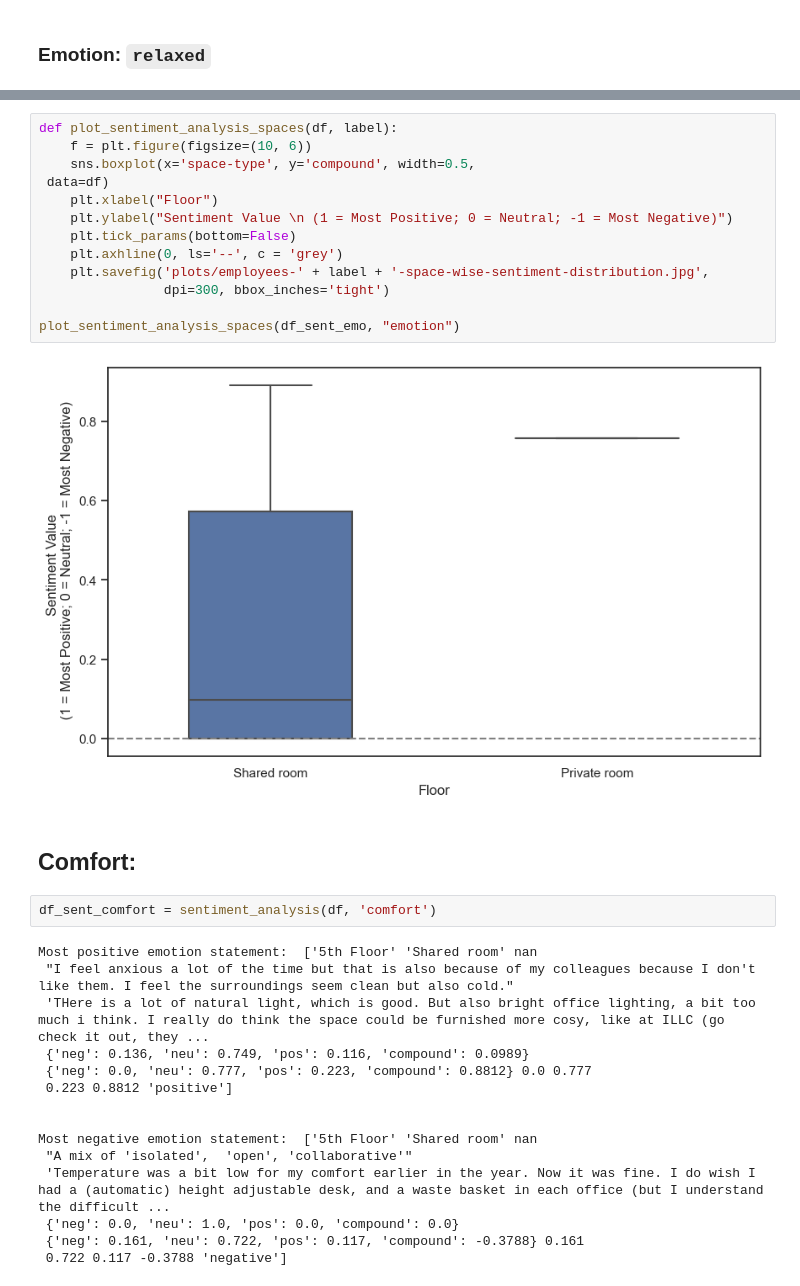
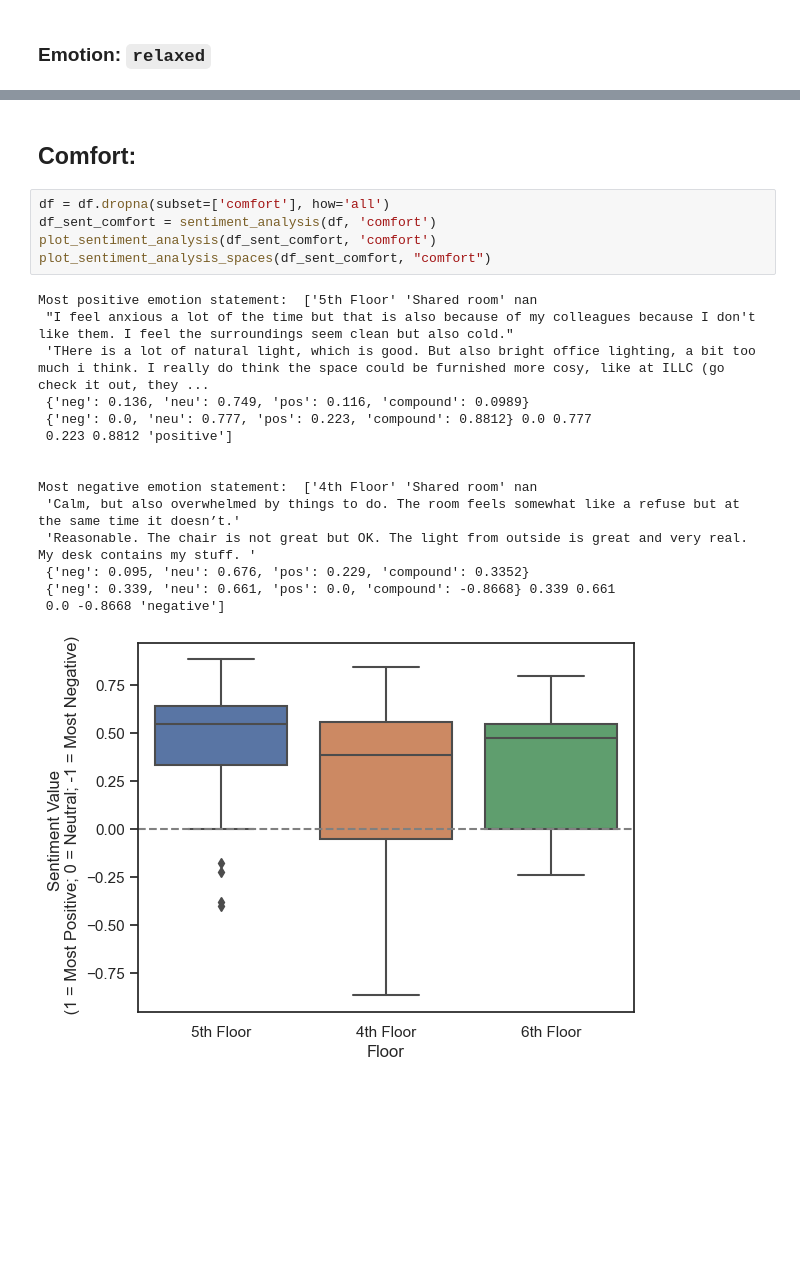
Before and after one commit to shrutirao94/language-comfort-emotions, a Jupyter notebook: employees_analysis.ipynb, the cells around one changed output, grey strips where cells are left out. Saved outputs shown, nothing was run; the diff lists cells and outputs as text; blank space fills up the shorter version.

```diff
--- a/employees_analysis.ipynb
+++ b/employees_analysis.ipynb
@@ -425,34 +283,23 @@ Feeling anxious and stressed but the space is nice and helps to be more calm
-# %%
-def plot_sentiment_analysis_spaces(df, label):
-    f = plt.figure(figsize=(10, 6))
-    sns.boxplot(x='space-type', y='compound', width=0.5,
- data=df)
-    plt.xlabel("Floor")
-    plt.ylabel("Sentiment Value \n (1 = Most Positive; 0 = Neutral; -1 = Most Negative)")
-    plt.tick_params(bottom=False)
-    plt.axhline(0, ls='--', c = 'grey')
-    plt.savefig('plots/employees-' + label + '-space-wise-sentiment-distribution.jpg',
-                dpi=300, bbox_inches='tight')
-
-plot_sentiment_analysis_spaces(df_sent_emo, "emotion")
-# %% [output]
-[figure, removed]
 # %% [markdown]
 ## Comfort:
 # %%
+df = df.dropna(subset=['comfort'], how='all')
 df_sent_comfort = sentiment_analysis(df, 'comfort')
+plot_sentiment_analysis(df_sent_comfort, 'comfort')
+plot_sentiment_analysis_spaces(df_sent_comfort, "comfort")
 # %% [output]
 Most positive emotion statement:  ['5th Floor' 'Shared room' nan
  "I feel anxious a lot of the time but that is also because of my colleagues because I don't like them. I feel the surroundings seem clean but also cold."
  'THere is a lot of natural light, which is good. But also bright office lighting, a bit too much i think. I really do think the space could be furnished more cosy, like at ILLC (go check it out, they ...
  {'neg': 0.136, 'neu': 0.749, 'pos': 0.116, 'compound': 0.0989}
  {'neg': 0.0, 'neu': 0.777, 'pos': 0.223, 'compound': 0.8812} 0.0 0.777
  0.223 0.8812 'positive']
 
 
-Most negative emotion statement:  ['5th Floor' 'Shared room' nan
- "A mix of 'isolated',  'open', 'collaborative'"
- 'Temperature was a bit low for my comfort earlier in the year. Now it was fine. I do wish I had a (automatic) height adjustable desk, and a waste basket in each office (but I understand the difficult ...
- {'neg': 0.0, 'neu': 1.0, 'pos': 0.0, 'compound': 0.0}
- {'neg': 0.161, 'neu': 0.722, 'pos': 0.117, 'compound': -0.3788} 0.161
- 0.722 0.117 -0.3788 'negative']
+Most negative emotion statement:  ['4th Floor' 'Shared room' nan
+ 'Calm, but also overwhelmed by things to do. The room feels somewhat like a refuse but at the same time it doesn’t.'
+ 'Reasonable. The chair is not great but OK. The light from outside is great and very real. My desk contains my stuff. '
+ {'neg': 0.095, 'neu': 0.676, 'pos': 0.229, 'compound': 0.3352}
+ {'neg': 0.339, 'neu': 0.661, 'pos': 0.0, 'compound': -0.8668} 0.339 0.661
+ 0.0 -0.8668 'negative']
+[figure, added]
```
Also changed, not shown: parts of 37 cells of this notebook, 1 other file.
